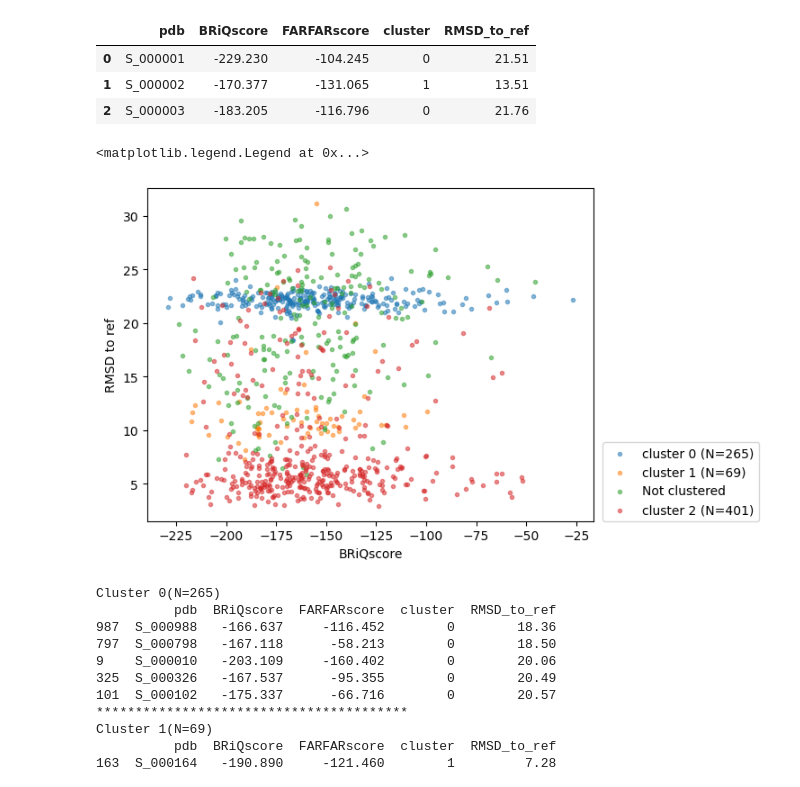
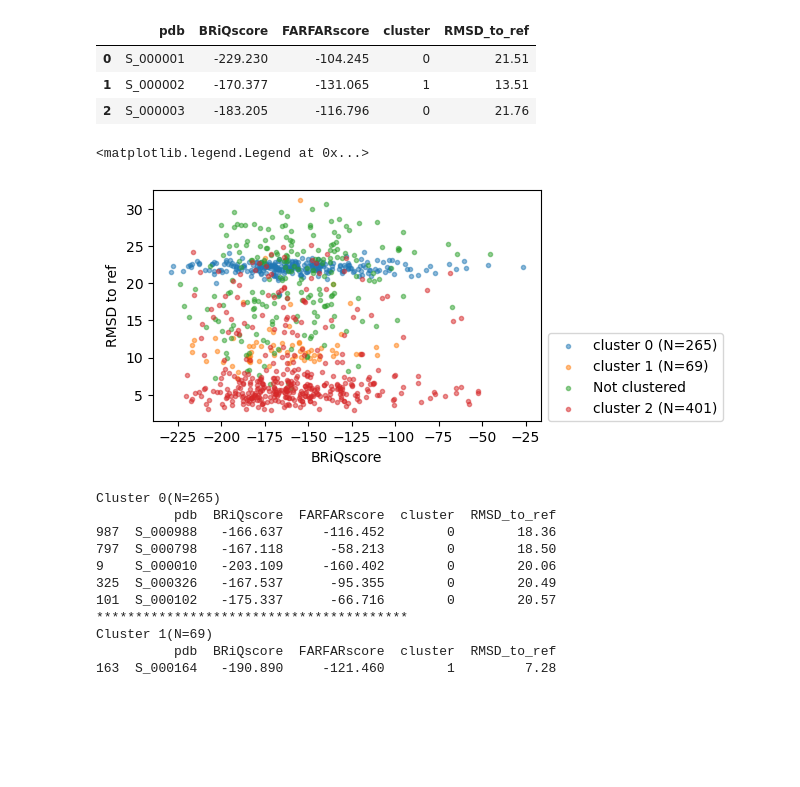
Before and after one commit to Shunsuke-1994/casp16, a Jupyter notebook: notebooks/R1211.ipynb, the cells around one changed output. Cells and saved outputs as stored; diff of their text form; code cells hidden in the pictures; blank space fills up the shorter version.

```diff
--- a/notebooks/R1211.ipynb
+++ b/notebooks/R1211.ipynb
@@ -259,11 +259,13 @@ Text(0, 0.5, 'FARFARscore')
 # %% [markdown]
 # リファレンス(8SP9)に対するRMSD
 # %%
+df_scores = pd.read_csv(f"{pdb_dir}/R1211_scores_clustered.csv")
 df_rmsd_to_ref = pd.read_csv(f"{pdb_dir}/RMSD_R1211_8SP9.csv", header=None)
+
 df_rmsd_to_ref["pdb"] = df_rmsd_to_ref[0].apply(lambda x: x.split("/")[-1].replace(".pdb", ""))
 df_rmsd_to_ref.drop(0, axis=1, inplace=True)
 df_rmsd_to_ref.columns = ["RMSD_to_ref", "pdb"]
-df_rmsd_to_ref
+df_rmsd_to_ref.head(3)
 # %% [output]
 |  | RMSD_to_ref | pdb |
 | 0 | 21.51 | S_000001 |
@@ -290,24 +283,25 @@ df_scores.head(3)
 # %%
 # scatter for each cluster
 
+plt.figure(figsize=(5,3))
 for c in df_scores["cluster"].unique():
     n = sum(df_scores["cluster"] == c)
     if n < 20: continue
     if c == -1: label = "Not clustered"
     else: label = f"cluster {c} (N={n})"
     plt.scatter(
         df_scores[df_scores["cluster"] == c]["BRiQscore"],
         df_scores[df_scores["cluster"] == c]["RMSD_to_ref"],
         label=label, marker=".", alpha=0.5
         )
 
 
 plt.xlabel("BRiQscore")
 plt.ylabel("RMSD to ref")
 plt.legend(loc = (1.02,0))
 # %% [output]
 <matplotlib.legend.Legend at 0x...>
-[figure, old version]
+[figure, new version]
 # %%
 # check the to of a cluster
 c = 0
```
Also changed, not shown: parts of 4 cells of this notebook.
